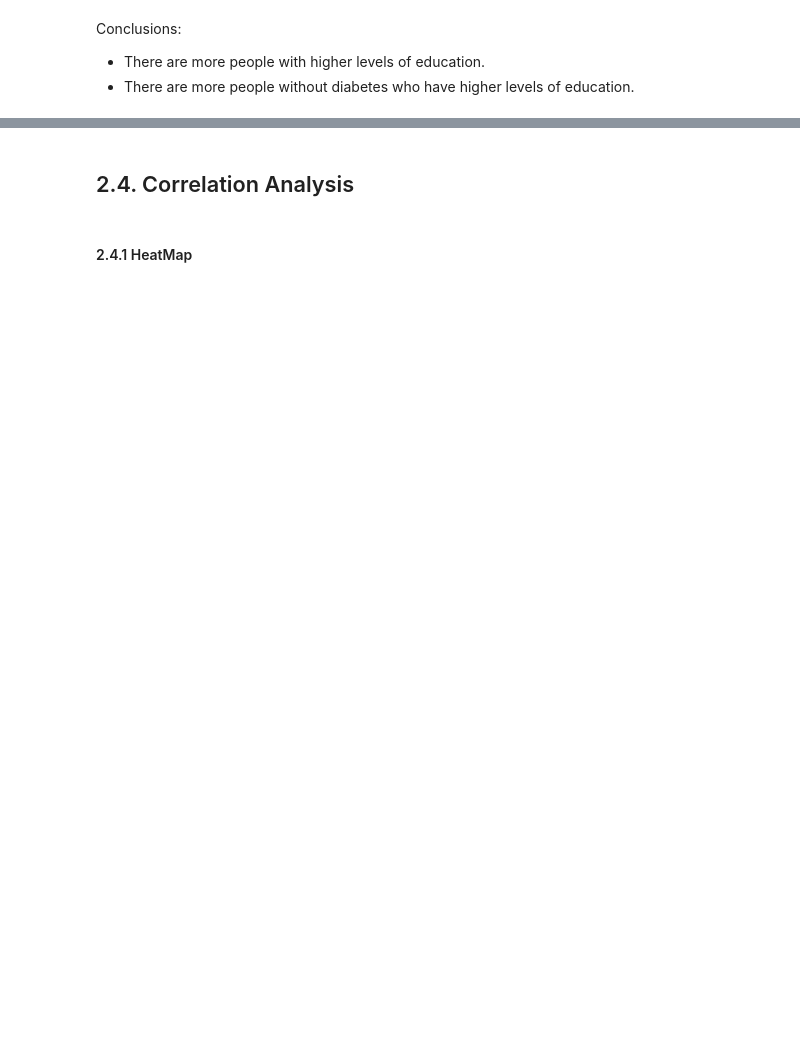
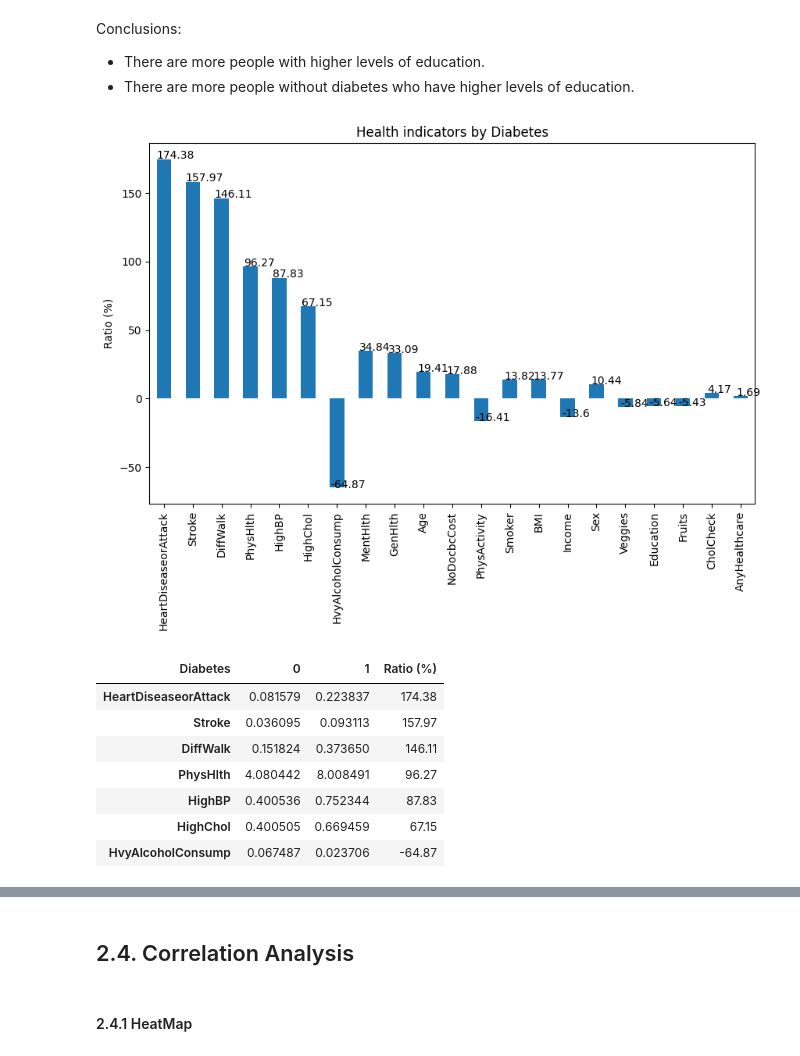
Before and after one commit to sophie-mc-dev/unibo-big-data-analytics, a Jupyter notebook: notebooks/main.ipynb, the cells around one changed output, grey strips where cells are left out. Saved outputs shown, nothing was run; the diff lists cells and outputs as text; code cells hidden in the pictures; blank space fills up the shorter version.

```diff
--- a/notebooks/main.ipynb
+++ b/notebooks/main.ipynb
@@ -367,3 +511,29 @@ plt.show()
 Conclusions:
 - There are more people with higher levels of education.
 - There are more people without diabetes who have higher levels of education.
+# %%
+# Average of health indicators for data points with and w/o diabetes
+avg_indicators_diabetes_group = df.groupby('Diabetes').mean().T
+avg_indicators_diabetes_group['Ratio (%)'] = round((avg_indicators_diabetes_group[1] - avg_indicators_diabetes_group[0]) / avg_indicators_diabetes_group[0] * 100, 2)
+
+# Sort values by the absolute value of the 'Ratio (%)' column
+avg_diabetes_group_sorted = avg_indicators_diabetes_group.reindex(avg_indicators_diabetes_group['Ratio (%)'].abs().sort_values(ascending=False).index)
+
+# Show the values that on average are greater (in abs()) then 50 % compared between having and not having diabetes
+ax = avg_diabetes_group_sorted['Ratio (%)'].plot(kind='bar', figsize=(10,6), title="Health indicators by Diabetes")
+for p in ax.patches:
+    ax.annotate(f'{p.get_height()}', (p.get_x() * 1.005, p.get_height() * 1.005))
+
+plt.ylabel("Ratio (%)")
+plt.show()
+avg_diabetes_group_sorted[avg_diabetes_group_sorted['Ratio (%)'].abs() > 50]
+# %% [output]
+[figure, added]
+| Diabetes | 0 | 1 | Ratio (%) |
+| HeartDiseaseorAttack | 0.081579 | 0.223837 | 174.38 |
+| Stroke | 0.036095 | 0.093113 | 157.97 |
+| DiffWalk | 0.151824 | 0.373650 | 146.11 |
+| PhysHlth | 4.080442 | 8.008491 | 96.27 |
+| HighBP | 0.400536 | 0.752344 | 87.83 |
+| HighChol | 0.400505 | 0.669459 | 67.15 |
+| HvyAlcoholConsump | 0.067487 | 0.023706 | -64.87 |
```
Also changed, not shown: parts of 35 cells of this notebook.
